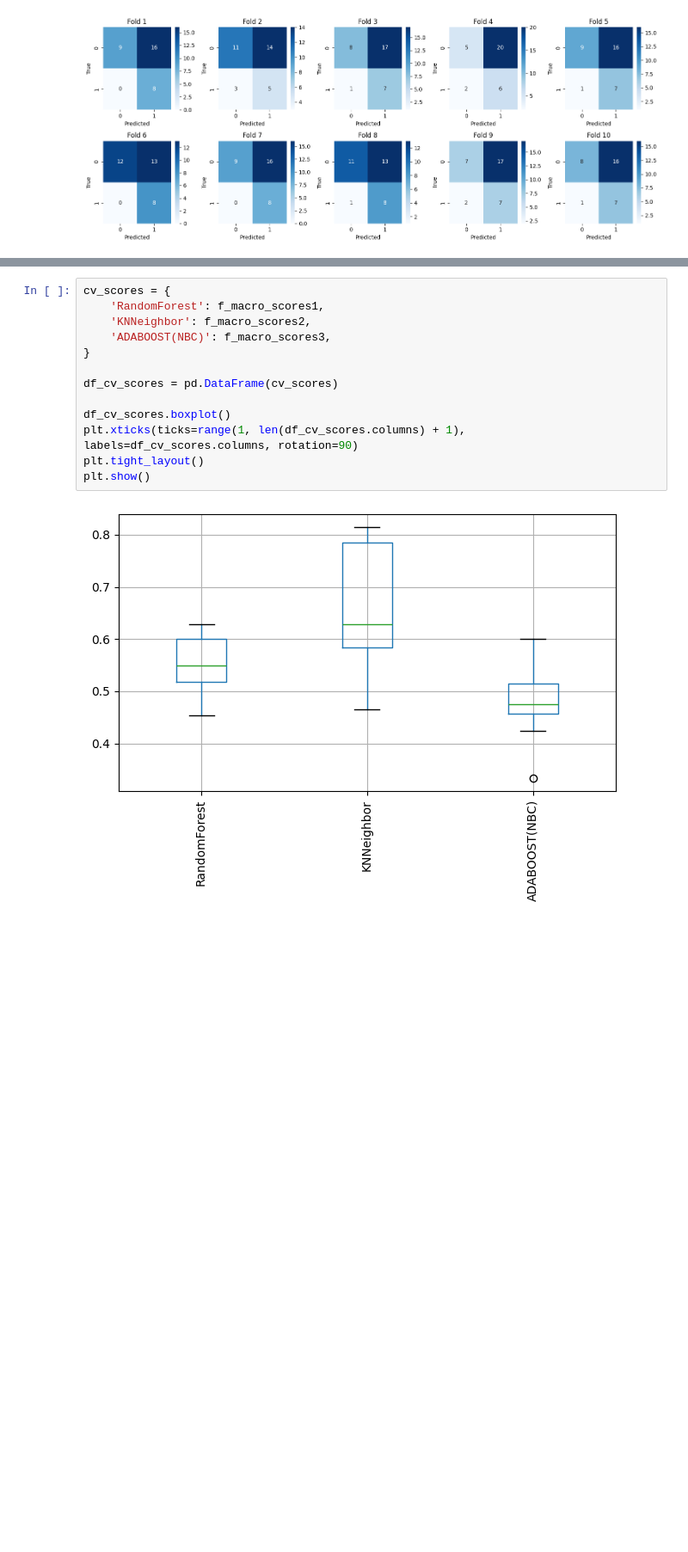
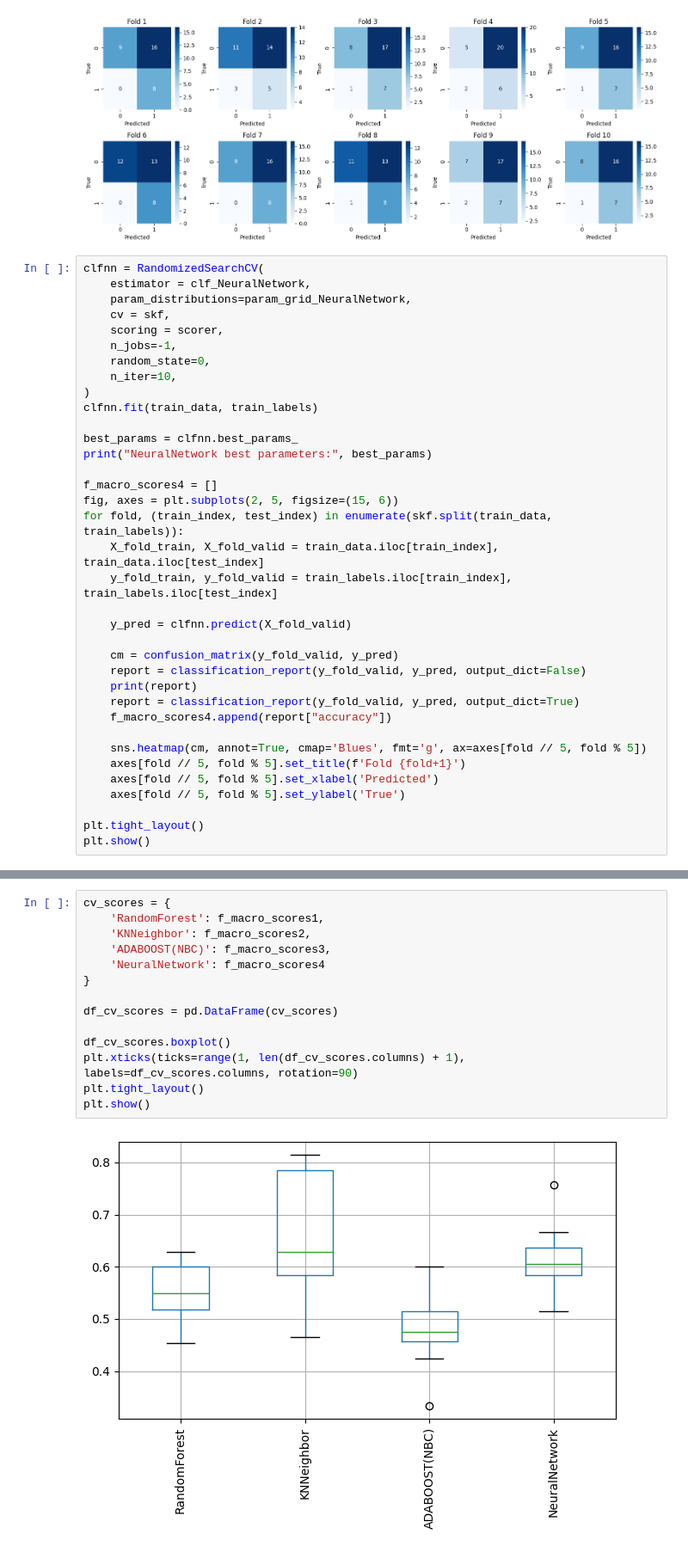
Before and after one commit to cletopellegrino/Mixed-Data-Pipeline, a Jupyter notebook: Domestic Violence.ipynb, the cells around one changed output, grey strips where cells are left out. Shown: that part at 86% size. Cells and saved outputs as stored; diff of their text form; blank space fills up the shorter version.

```diff
--- a/Domestic Violence.ipynb
+++ b/Domestic Violence.ipynb
@@ -307,3 +326,39 @@ weighted avg       0.84      0.52      0.52        33
    macro avg       0.60      0.60      0.47        32
 weighted avg       0.74      0.47      0.48        32
 [figure]
+# %%
+clfnn = RandomizedSearchCV(
+    estimator = clf_NeuralNetwork,
+    param_distributions=param_grid_NeuralNetwork,
+    cv = skf,
+    scoring = scorer,
+    n_jobs=-1,
+    random_state=0,
+    n_iter=10,
+)
+clfnn.fit(train_data, train_labels)
+
+best_params = clfnn.best_params_
+print("NeuralNetwork best parameters:", best_params)
+
+f_macro_scores4 = []
+fig, axes = plt.subplots(2, 5, figsize=(15, 6))
+for fold, (train_index, test_index) in enumerate(skf.split(train_data, train_labels)):
+    X_fold_train, X_fold_valid = train_data.iloc[train_index], train_data.iloc[test_index]
+    y_fold_train, y_fold_valid = train_labels.iloc[train_index], train_labels.iloc[test_index]
+
+    y_pred = clfnn.predict(X_fold_valid)
+
+    cm = confusion_matrix(y_fold_valid, y_pred)
+    report = classification_report(y_fold_valid, y_pred, output_dict=False)
+    print(report)
+    report = classification_report(y_fold_valid, y_pred, output_dict=True)
+    f_macro_scores4.append(report["accuracy"])
+
+    sns.heatmap(cm, annot=True, cmap='Blues', fmt='g', ax=axes[fold // 5, fold % 5])
+    axes[fold // 5, fold % 5].set_title(f'Fold {fold+1}')
+    axes[fold // 5, fold % 5].set_xlabel('Predicted')
+    axes[fold // 5, fold % 5].set_ylabel('True')
+
+plt.tight_layout()
+plt.show()
@@ -310,18 +384,19 @@ weighted avg       0.74      0.47      0.48        32
 # %%
 cv_scores = {
     'RandomForest': f_macro_scores1,
     'KNNeighbor': f_macro_scores2,
     'ADABOOST(NBC)': f_macro_scores3,
+    'NeuralNetwork': f_macro_scores4
 }
 
 df_cv_scores = pd.DataFrame(cv_scores)
 
 df_cv_scores.boxplot()
 plt.xticks(ticks=range(1, len(df_cv_scores.columns) + 1), labels=df_cv_scores.columns, rotation=90)
 plt.tight_layout()
 plt.show()
 # %% [output]
-[figure, old version]
+[figure, new version]
 # %%
 import scipy.stats as stats
 
```
Also changed, not shown: parts of 8 cells of this notebook, 4 other files.
